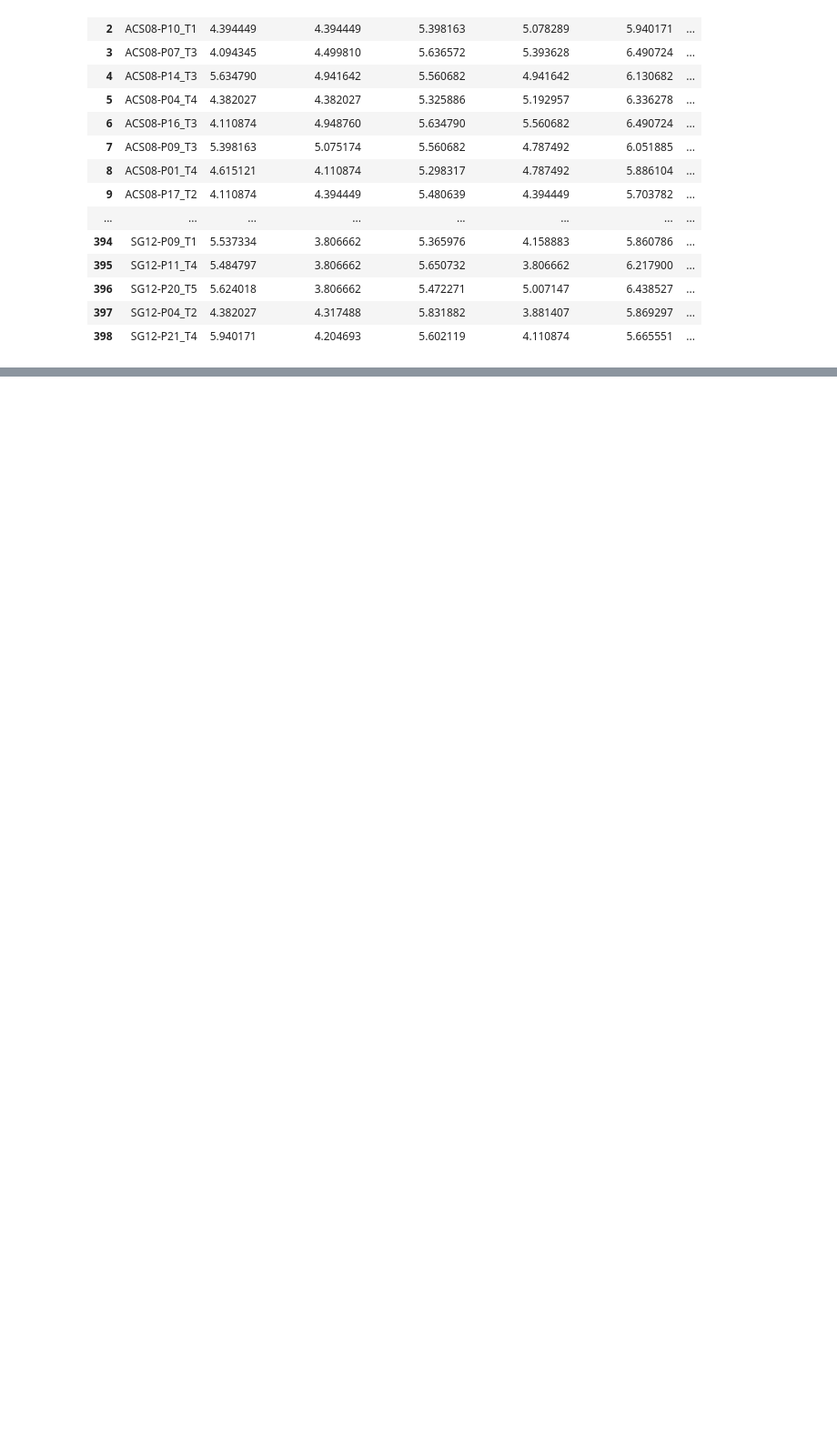
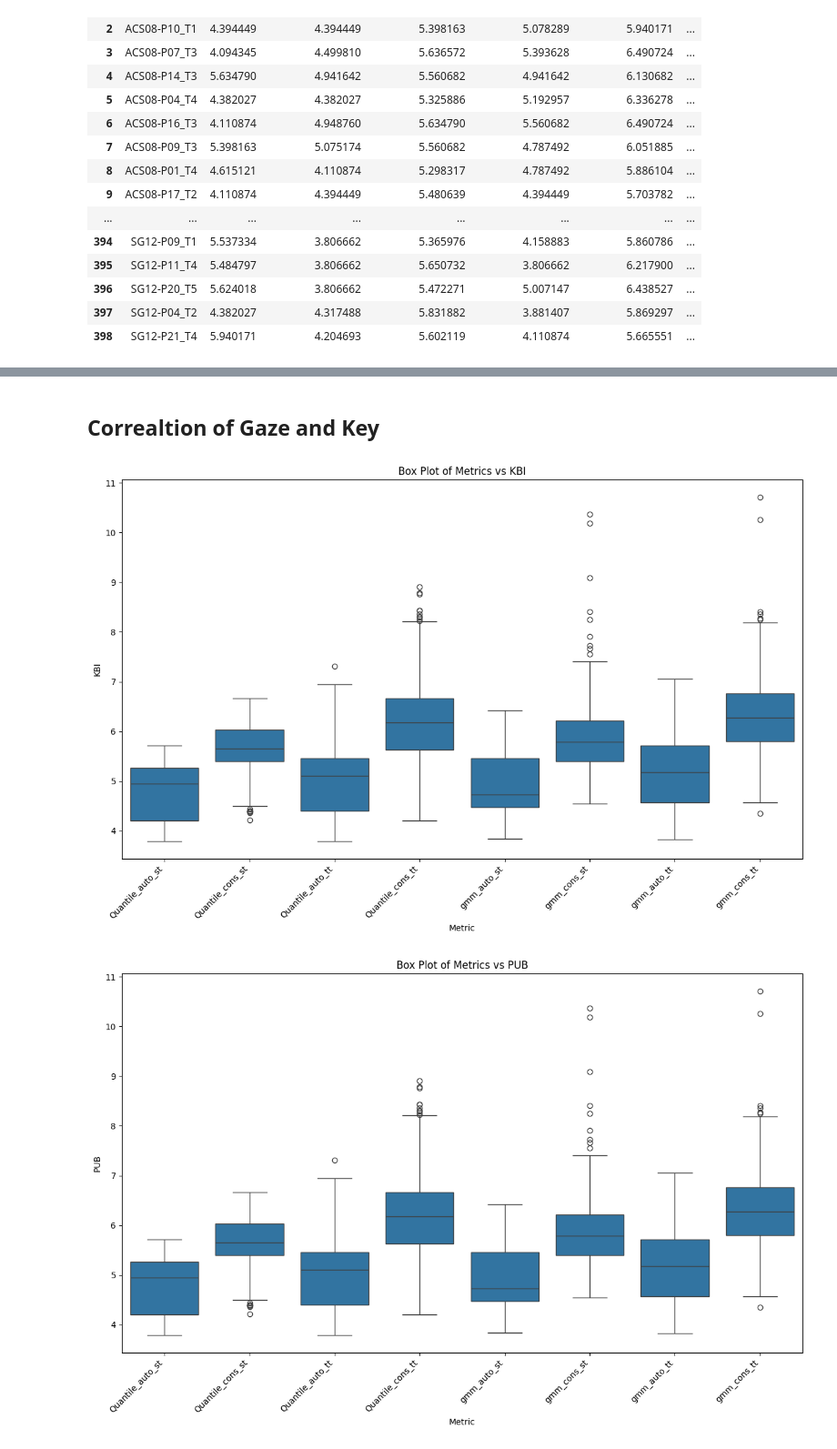
Before and after one commit to Critt-Kent/Key-Gaze-Correlation, a Jupyter notebook: Key-Gaze-correlation.ipynb, the cells around one changed output, grey strips where cells are left out. Shown at 91% size. Cells and saved outputs as stored; diff of their text form; code cells hidden in the pictures; blank space fills up the shorter version.

Commit message:
Correlation between Gaze and Key

```diff
--- a/Key-Gaze-correlation.ipynb
+++ b/Key-Gaze-correlation.ipynb
@@ -754,0 +767,36 @@ final_df
+# %% [markdown]
+## Correaltion of Gaze and Key
+# %%
+# Columns to plot on the x-axis
+x_cols = ['Quantile_auto_st', 'Quantile_cons_st', 'Quantile_auto_tt',
+          'Quantile_cons_tt', 'gmm_auto_st', 'gmm_cons_st',
+          'gmm_auto_tt', 'gmm_cons_tt']
+
+# --- Plot 1: KBI vs the specified columns ---
+
+df_melted_kbi = final_df.melt(id_vars=['KBI'], value_vars=x_cols, var_name='Metric', value_name='Value')
+
+plt.figure(figsize=(12, 8))
+sns.boxplot(x='Metric', y='Value', data=df_melted_kbi)
+plt.title('Box Plot of Metrics vs KBI')
+plt.xlabel('Metric')
+plt.ylabel('KBI')
+plt.xticks(rotation=45, ha='right')
+plt.tight_layout()
+plt.show()
+
+# --- Plot 2: PUB vs the specified columns ---
+# Melt the DataFrame to a long format
+df_melted_pub = final_df.melt(id_vars=['PUB'], value_vars=x_cols, var_name='Metric', value_name='Value')
+
+plt.figure(figsize=(12, 8))
+sns.boxplot(x='Metric', y='Value', data=df_melted_pub)
+plt.title('Box Plot of Metrics vs PUB')
+plt.xlabel('Metric')
+plt.ylabel('PUB')
+plt.xticks(rotation=45, ha='right')
+plt.tight_layout()
+plt.show()
+# %% [output]
+[figure, added]
+[figure, added]
```
Also changed, not shown: parts of 4 cells of this notebook.
